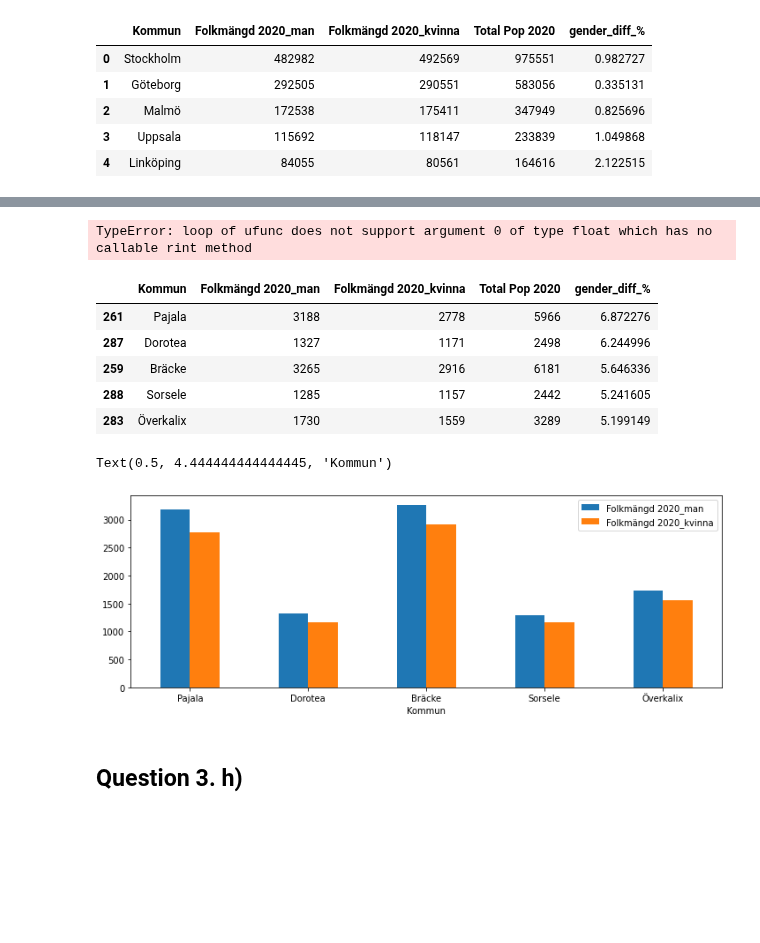
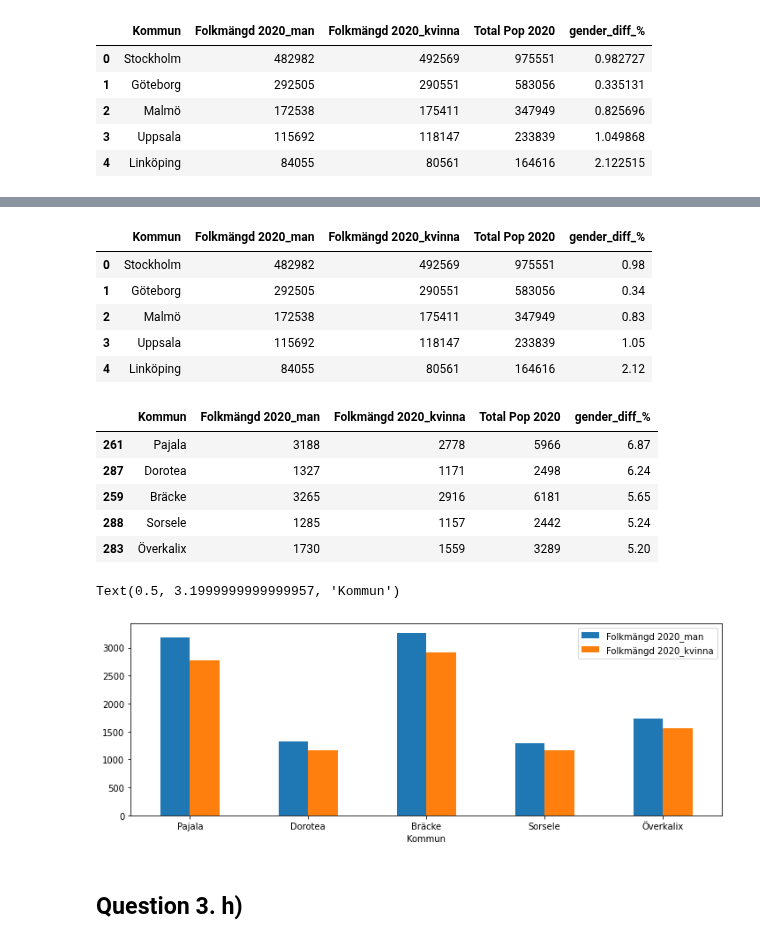
Before and after one commit to yuna-liu/Databehandling-Yuna-Liu, a Jupyter notebook: Exercises/E00_pandas_basic_syntax.ipynb, the cells around one changed output, grey strips where cells are left out. Cells and saved outputs as stored; diff of their text form; code cells hidden in the pictures; blank space fills up the shorter version.

```diff
--- a/Exercises/E00_pandas_basic_syntax.ipynb
+++ b/Exercises/E00_pandas_basic_syntax.ipynb
@@ -636,3 +633,0 @@ df_merge.head()
-# %%
-df_merge['Gender_test'] = abs(df_merge[df_merge['Kön'] == 'Man']['Folkmängd 2020']-df_merge[df_merge['Kön'] == 'Kvinna']['Folkmängd 2020'])
-df_merge.head()
@@ -667,8 +670,13 @@ df_g.head()
 # %%
-df_g["gender_diff_%"] = df_g["gender_diff_%"].round(2)
+df_g["gender_diff_%"] = df_g["gender_diff_%"].astype(float).round(2)
 df_g.head()
 # %% [output]
-TypeError: loop of ufunc does not support argument 0 of type float which has no callable rint method
+|  | Kommun | Folkmängd 2020_man | Folkmängd 2020_kvinna | Total Pop 2020 | gender_diff_% |
+| 0 | Stockholm | 482982 | 492569 | 975551 | 0.98 |
+| 1 | Göteborg | 292505 | 290551 | 583056 | 0.34 |
+| 2 | Malmö | 172538 | 175411 | 347949 | 0.83 |
+| 3 | Uppsala | 115692 | 118147 | 233839 | 1.05 |
+| 4 | Linköping | 84055 | 80561 | 164616 | 2.12 |
 # %%
 # Top 5 largest cities in gender difference procentage
 df_g_top5= df_g.sort_values(by="gender_diff_%", ascending=False).head(5)
@@ -676,11 +684,11 @@ df_g_top5= df_g.sort_values(by="gender_diff_%", ascending=False).head(5)
 df_g_top5.head()
 # %% [output]
 |  | Kommun | Folkmängd 2020_man | Folkmängd 2020_kvinna | Total Pop 2020 | gender_diff_% |
-| 261 | Pajala | 3188 | 2778 | 5966 | 6.872276 |
-| 287 | Dorotea | 1327 | 1171 | 2498 | 6.244996 |
-| 259 | Bräcke | 3265 | 2916 | 6181 | 5.646336 |
-| 288 | Sorsele | 1285 | 1157 | 2442 | 5.241605 |
-| 283 | Överkalix | 1730 | 1559 | 3289 | 5.199149 |
+| 261 | Pajala | 3188 | 2778 | 5966 | 6.87 |
+| 287 | Dorotea | 1327 | 1171 | 2498 | 6.24 |
+| 259 | Bräcke | 3265 | 2916 | 6181 | 5.65 |
+| 288 | Sorsele | 1285 | 1157 | 2442 | 5.24 |
+| 283 | Överkalix | 1730 | 1559 | 3289 | 5.20 |
 # %%
 #https://stackoverflow.com/questions/24183101/pandas-bar-plot-with-two-bars-and-two-y-axis
 #https://stackoverflow.com/questions/46794373/make-a-bar-graph-of-2-variables-based-on-a-dataframe
@@ -689,7 +697,7 @@ df_g_top5.plot.bar(figsize=(12,4), x="Kommun", y= ['Folkmängd 2020_man', 'Folkm
 ax.set_ylabel('Folkmängd 2020')
 ax.set_xlabel("Kommun")
 # %% [output]
-Text(0.5, 4.444444444444445, 'Kommun')
+Text(0.5, 3.1999999999999957, 'Kommun')
 [figure]
 # %% [markdown]
 ## Question 3. h)
```
Also changed, not shown: parts of 4 cells of this notebook, 1 other file.
